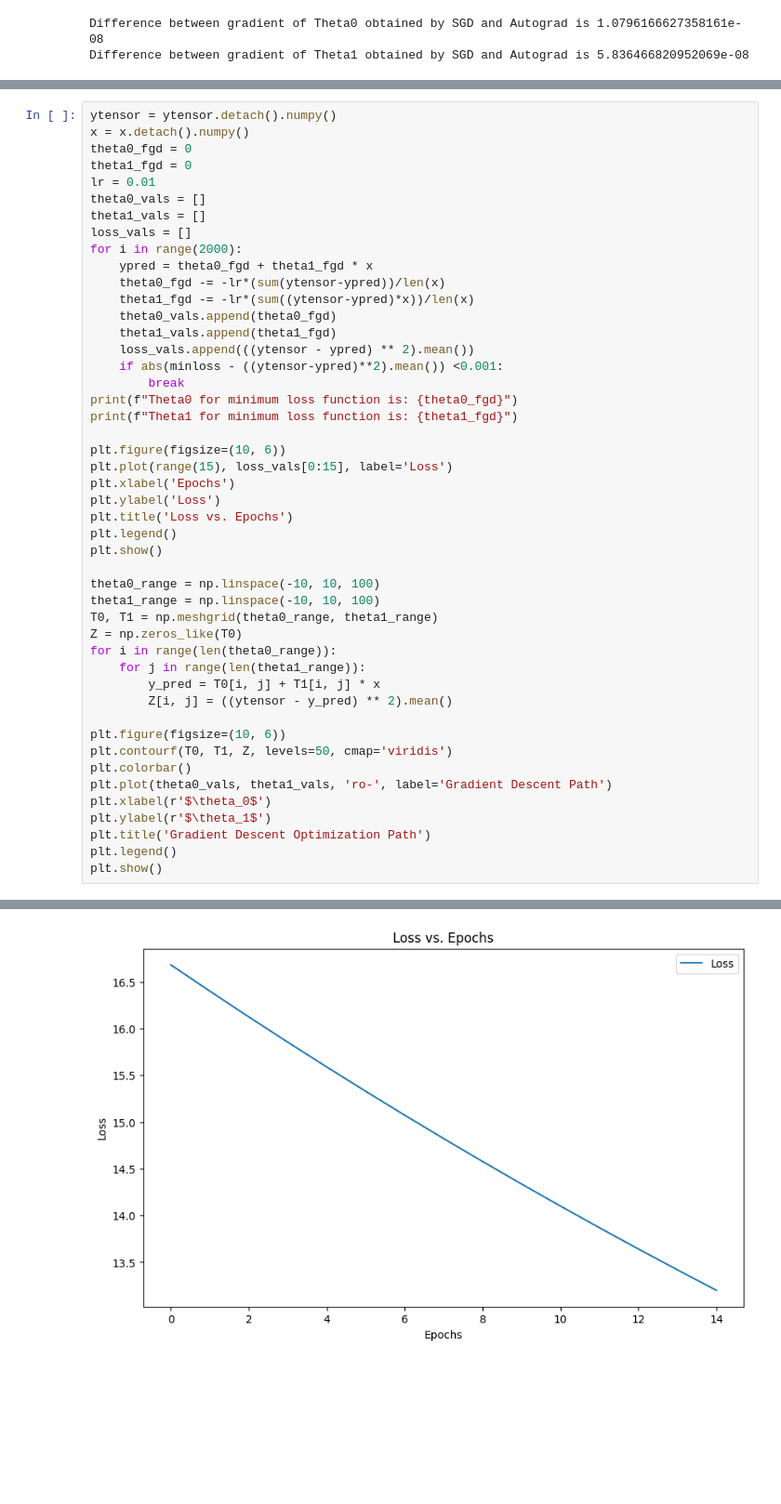
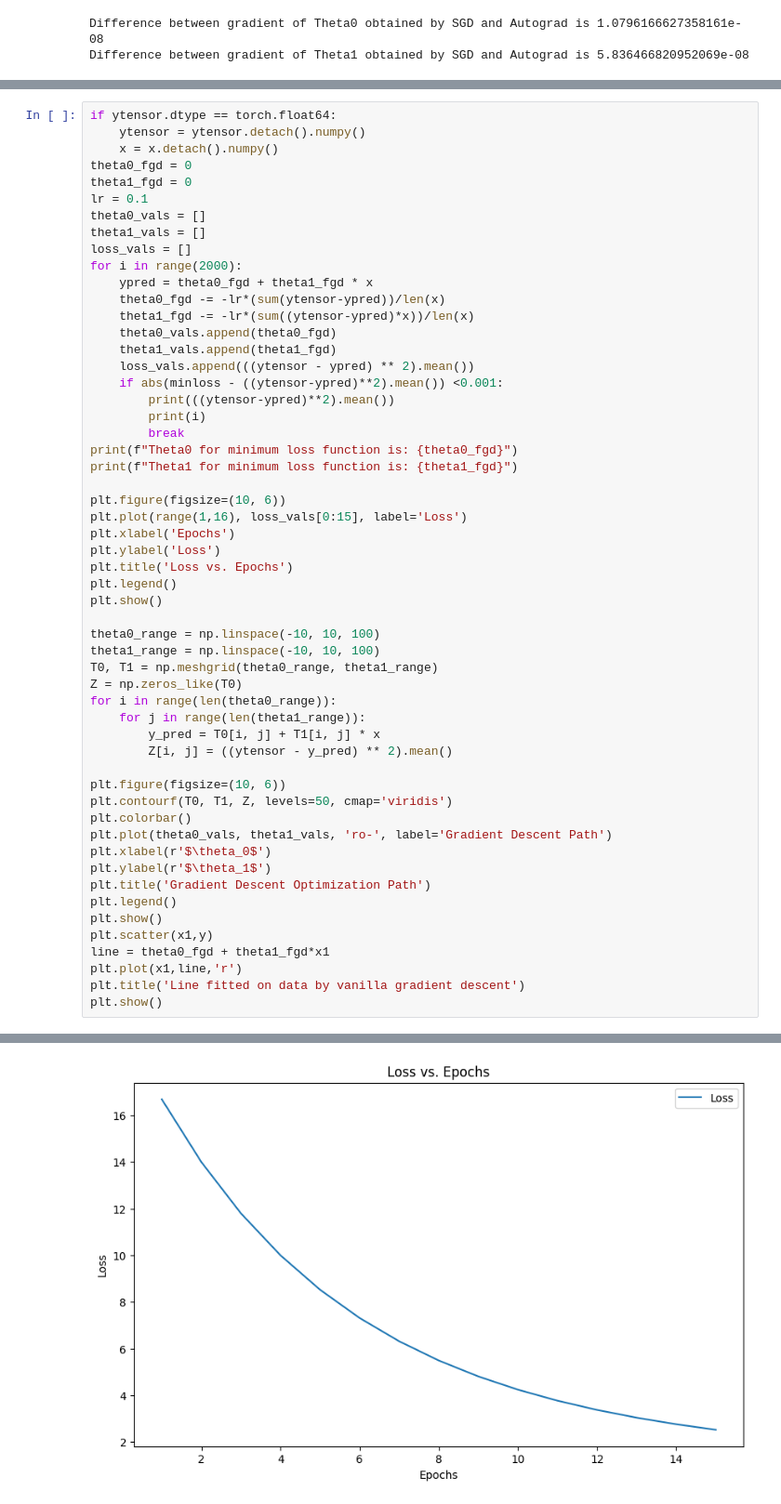
Before and after one commit to Reckadon/ES335-ML-Assignment-2, a Jupyter notebook: Task_1.ipynb, the cells around one changed output, grey strips where cells are left out. Shown at 93% size. Cells and saved outputs as stored; diff of their text form; blank space fills up the shorter version.

```diff
--- a/Task_1.ipynb
+++ b/Task_1.ipynb
@@ -59,9 +89,10 @@ As we can see the difference between the values obtained by Stochastic Gradient
 # %%
-ytensor = ytensor.detach().numpy()
-x = x.detach().numpy()
+if ytensor.dtype == torch.float64:
+    ytensor = ytensor.detach().numpy()
+    x = x.detach().numpy()
 theta0_fgd = 0
 theta1_fgd = 0
-lr = 0.01
+lr = 0.1
 theta0_vals = []
 theta1_vals = []
 loss_vals = []
@@ -73,12 +104,14 @@ for i in range(2000):
     theta1_vals.append(theta1_fgd)
     loss_vals.append(((ytensor - ypred) ** 2).mean())
     if abs(minloss - ((ytensor-ypred)**2).mean()) <0.001:
+        print(((ytensor-ypred)**2).mean())
+        print(i)
         break
 print(f"Theta0 for minimum loss function is: {theta0_fgd}")
 print(f"Theta1 for minimum loss function is: {theta1_fgd}")
 
 plt.figure(figsize=(10, 6))
-plt.plot(range(15), loss_vals[0:15], label='Loss')
+plt.plot(range(1,16), loss_vals[0:15], label='Loss')
 plt.xlabel('Epochs')
 plt.ylabel('Loss')
 plt.title('Loss vs. Epochs')
@@ -103,4 +136,9 @@ plt.ylabel(r'$\theta_1$')
 plt.title('Gradient Descent Optimization Path')
 plt.legend()
 plt.show()
+plt.scatter(x1,y)
+line = theta0_fgd + theta1_fgd*x1
+plt.plot(x1,line,'r')
+plt.title('Line fitted on data by vanilla gradient descent')
+plt.show()
 # %% [output]
@@ -109 +149 @@ Theta1 for minimum loss function is: 2.6260127061823972
-[figure, old version]
+[figure, new version]
```
Also changed, not shown: parts of 16 cells of this notebook.
